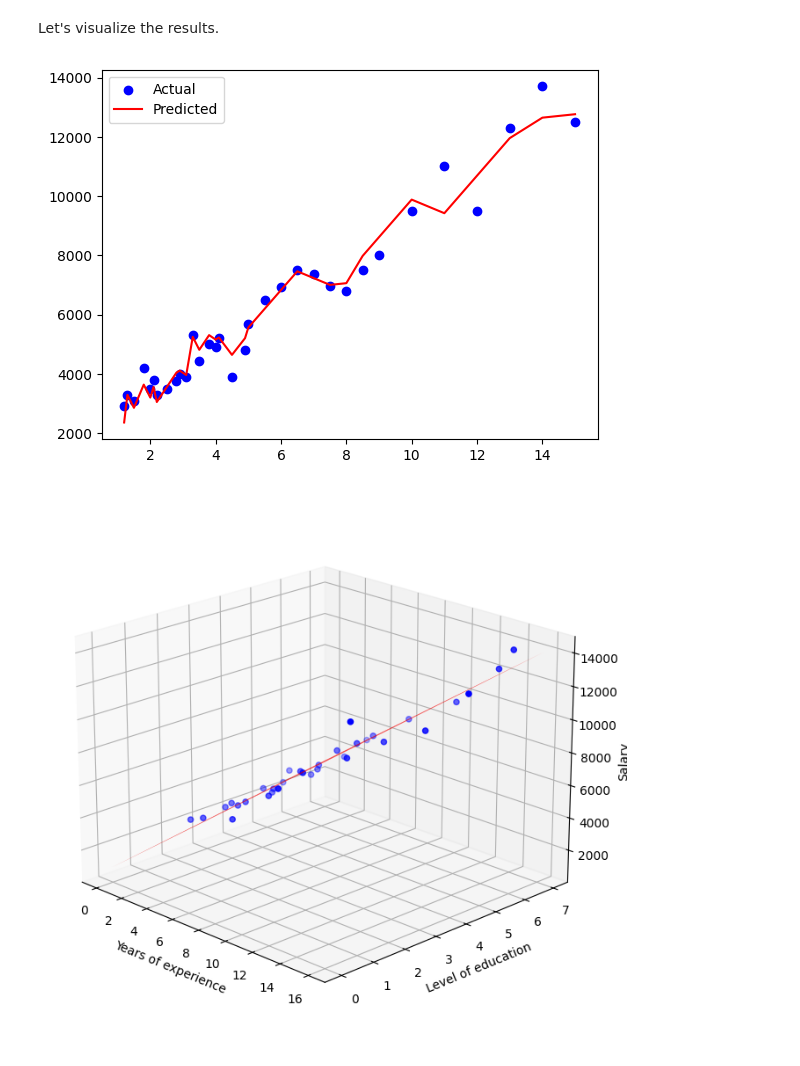
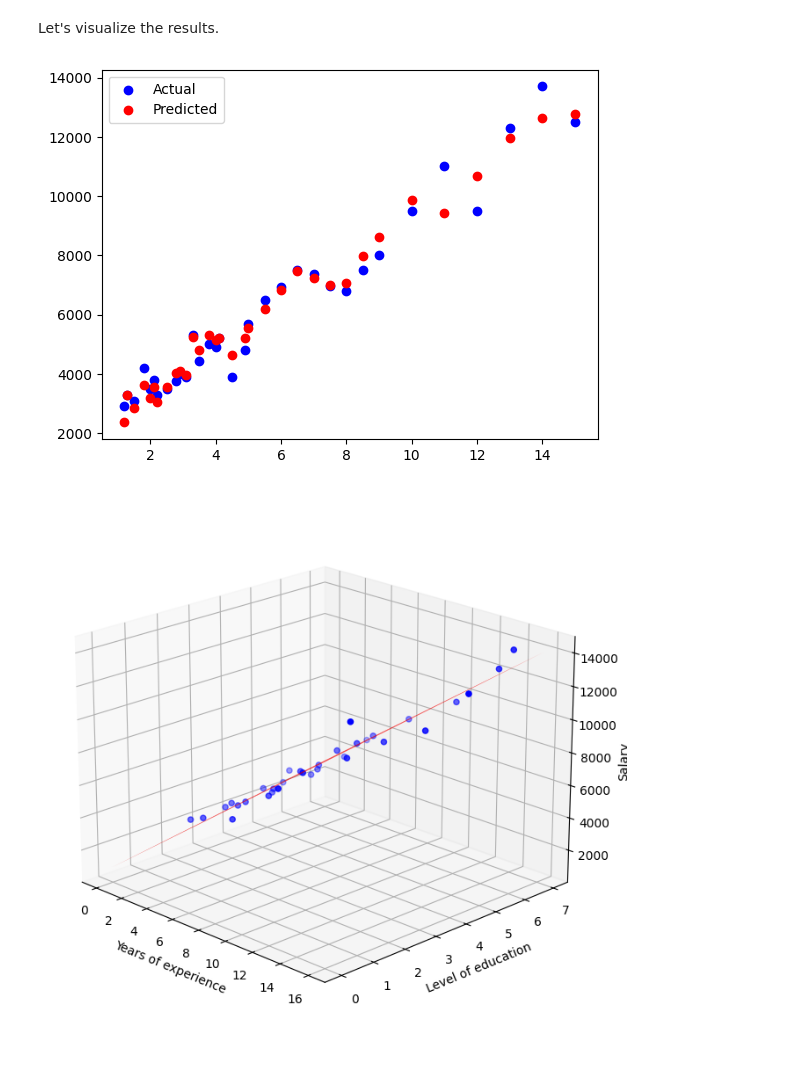
Before and after one commit to dzhokn/machine-learning-from-scratch-without-libraries, a Jupyter notebook: 02. Gradient Descent/021_batch_gradient_descent.ipynb, the cells around one changed output. Saved outputs shown, nothing was run; the diff lists cells and outputs as text; code cells hidden in the pictures.

Commit message:
BGD - Minor text and plotting update.

```diff
--- a/02. Gradient Descent/021_batch_gradient_descent.ipynb
+++ b/02. Gradient Descent/021_batch_gradient_descent.ipynb
@@ -200,17 +200,17 @@ Let's visualize the results.
 # %%
 import matplotlib.pyplot as plt
 
 Y_pred = []
 
 for x1, x2 in zip(X1, X2):
     Y_pred.append(b + w[0] * x1 + w[1] * x2)
 
 plt.scatter(X1, Y, color='blue', label='Actual')
-plt.plot(X1, Y_pred, color='red', label='Predicted')
+plt.scatter(X1, Y_pred, color='red', label='Predicted')
 plt.legend()
 plt.show()
 # %% [output]
-[figure, old version]
+[figure, new version]
 # %%
 import numpy as np
 
```
Also changed, not shown: 1 other file.
